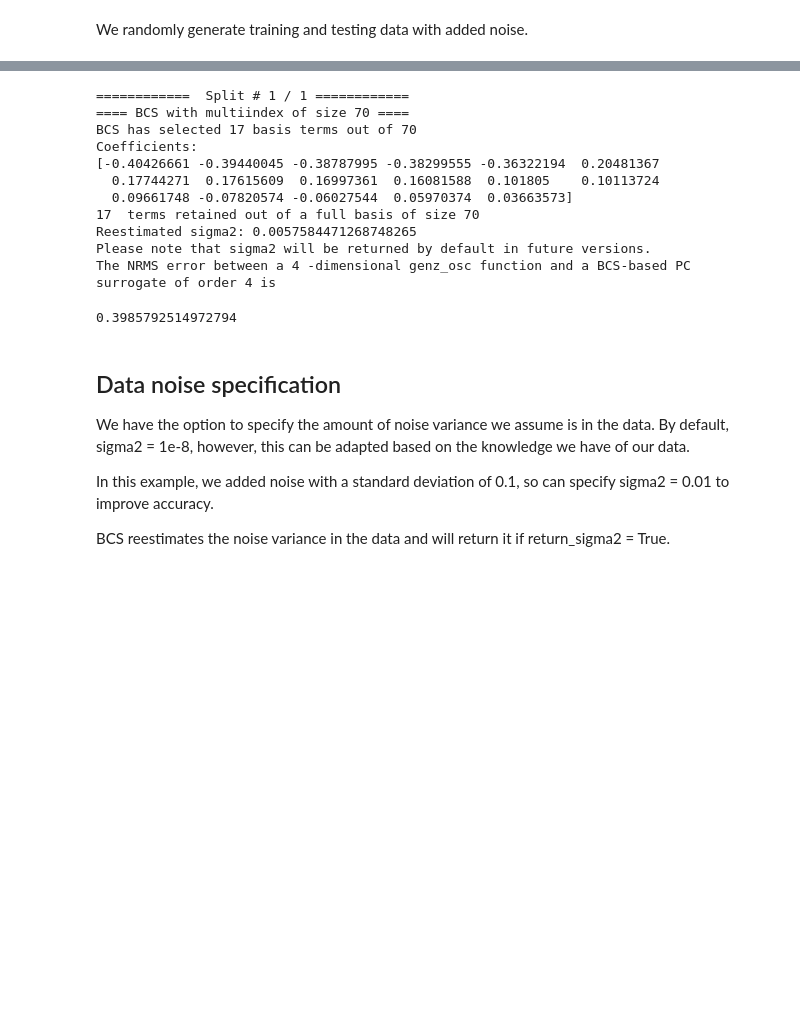
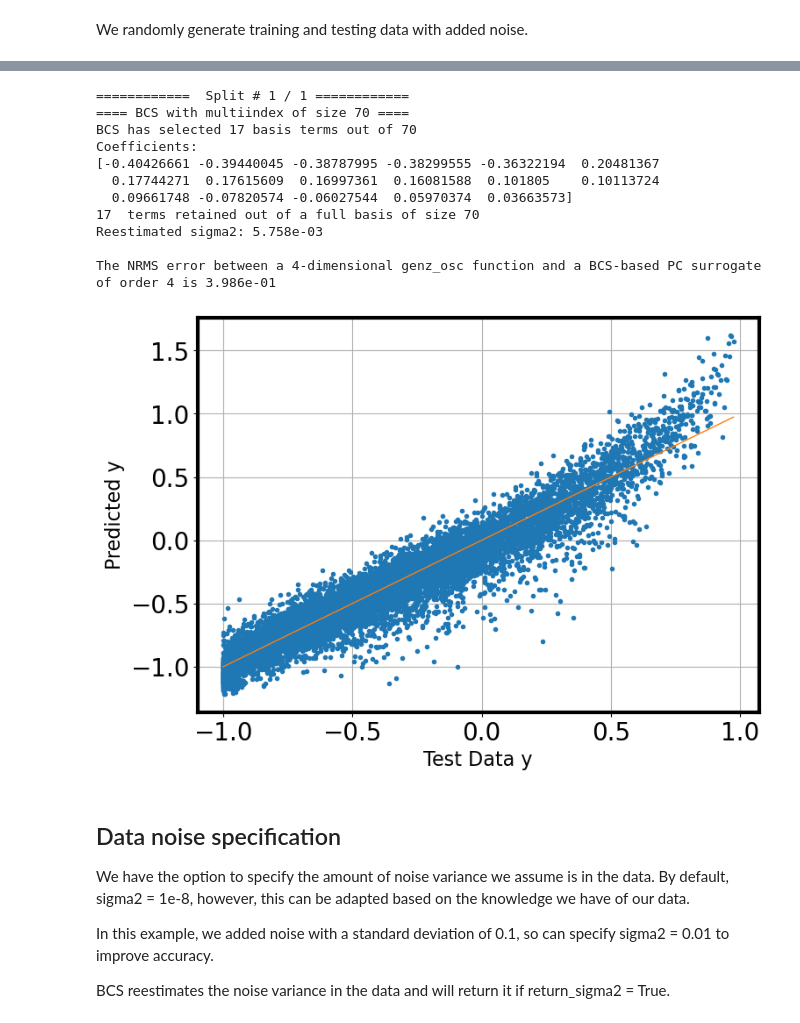
Before and after one commit to sandialabs/UQTk, a Jupyter notebook: examples/surrogate_genz/surrogate_genz-BCS_detailed.ipynb, the cells around one changed output, grey strips where cells are left out. Cells and saved outputs as stored; diff of their text form; code cells hidden in the pictures; blank space fills up the shorter version.

```diff
--- a/examples/surrogate_genz/surrogate_genz-BCS_detailed.ipynb
+++ b/examples/surrogate_genz/surrogate_genz-BCS_detailed.ipynb
@@ -56,32 +62,44 @@ We then evaluate the polynomial chaos expansion and calculate the normalized roo
 # %%
 # Define PC object
 pc_start = uqtkpce.PCSet("NISPnoq", nord, ndim, pc_type, pc_alpha, pc_beta)
 
 # Perform BCS
-pc_final, c_k = pce_tools.UQTkBCS(pc_start, x_train, y_train, verbose=1)
+pc_final, c_k, _ = pce_tools.UQTkBCS(pc_start, x_train, y_train, verbose=1, return_sigma2=True)
 
-# Evaluate the PCE
+# Evaluate the PCE on test data
 pce_evals = pce_tools.UQTkEvaluatePCE(pc_final, c_k, x_test)
 
 # Calculate error metric
 MSE = np.square(np.subtract(y_test, pce_evals)).mean()
 NRMSE=math.sqrt(MSE)/np.abs(y_test.mean())
-print("The NRMS error between a", ndim, "-dimensional", model, "function and a BCS-based PC surrogate of \
-order", nord, "is")
-NRMSE
+
+print("\nThe NRMS error between a %d-dimensional %s function and a BCS-based PC surrogate of \
+order %d is %.3e"%(ndim,model,nord,NRMSE))
+
+# Plot the PCE evaluation on test data vs. the actual test data using a parity plot
+fig1 = plt.figure(figsize=(8,6))
+ax1 = fig1.add_axes([0.15, 0.15, 0.80, 0.75])
+
+y_test_mM = [y_test.min(),y_test.max()]
+
+ax1.plot(y_test,pce_evals,".")
+ax1.plot(y_test_mM,y_test_mM) # Diagonal line
+
+ax1.set_xlabel("Test Data y", size=16)
+ax1.set_ylabel("Predicted y", size=16);
 # %% [output]
 ============  Split # 1 / 1 ============
 ==== BCS with multiindex of size 70 ====
 BCS has selected 17 basis terms out of 70
 Coefficients:
 [-0.40426661 -0.39440045 -0.38787995 -0.38299555 -0.36322194  0.20481367
   0.17744271  0.17615609  0.16997361  0.16081588  0.101805    0.10113724
   0.09661748 -0.07820574 -0.06027544  0.05970374  0.03663573]
 17  terms retained out of a full basis of size 70
-Reestimated sigma2: 0.0057584471268748265
-Please note that sigma2 will be returned by default in future versions.
-The NRMS error between a 4 -dimensional genz_osc function and a BCS-based PC surrogate of order 4 is
+Reestimated sigma2: 5.758e-03
+
+The NRMS error between a 4-dimensional genz_osc function and a BCS-based PC surrogate of order 4 is 3.986e-01
-0.3985792514972794
+[figure, added]
 # %% [markdown]
 ## Data noise specification
 We have the option to specify the amount of noise variance we assume is in the data. By default, sigma2 = 1e-8, however, this can be adapted based on the knowledge we have of our data.
```
Also changed, not shown: parts of 12 cells of this notebook, 1 other file.
